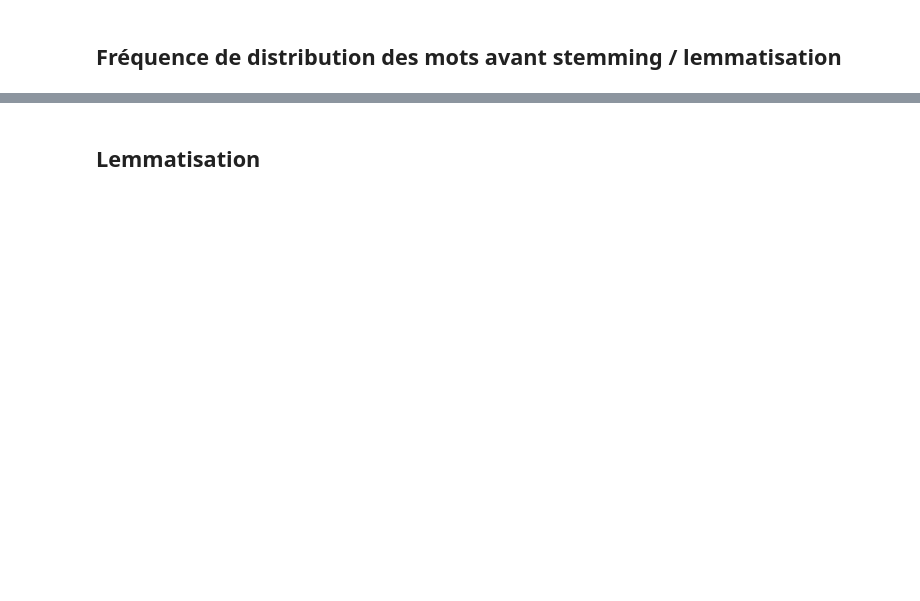
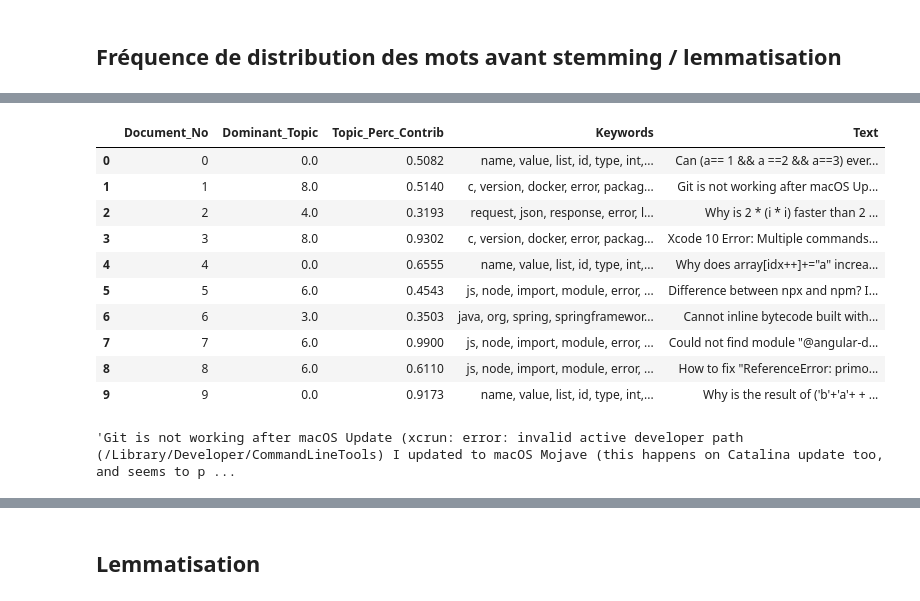
Before and after one commit to cedricsoares/openclassrooms-categoriser-automatiquement-des-questions, a Jupyter notebook: P5_01_notebookexploration.ipynb, the cells around one changed output, grey strips where cells are left out. Cells and saved outputs as stored; diff of their text form; code cells hidden in the pictures; blank space fills up the shorter version.

```diff
--- a/P5_01_notebookexploration.ipynb
+++ b/P5_01_notebookexploration.ipynb
@@ -703,0 +1021,11 @@ word_dist_not_truncated[word_dist_not_truncated["Frequency"]>=1000].shape[0]
+# %%
+limit=51; start=2; step=1;
+x = range(start, limit, step)
+plt.plot(x, coherence_values)
+plt.xlabel("Num Topics")
+plt.ylabel("Coherence score")
+plt.legend(("coherence_values"), loc='best')
+plt.show()
+
+for m, cv in zip(x, coherence_values):
+    print("Num Topics =", m, " has Coherence Value of", round(cv, 4))
@@ -703,0 +1172,6 @@ word_dist_not_truncated[word_dist_not_truncated["Frequency"]>=1000].shape[0]
+# %%
+%%time
+from pprint import pprint
+optimal_model = model_list[9]
+model_topics = optimal_model.show_topics(formatted=False)
+pprint(optimal_model.print_topics(num_words=10))
@@ -703,0 +1196,11 @@ word_dist_not_truncated[word_dist_not_truncated["Frequency"]>=1000].shape[0]
+# %%
+%%time
+df_topic_sents_keywords = format_topics_sentences(ldamodel=optimal_model, corpus=bow_corpus, texts=html_cleaned_texts)
+
+# Format
+df_dominant_topic = df_topic_sents_keywords.reset_index()
+df_dominant_topic.columns = ['Document_No', 'Dominant_Topic', 'Topic_Perc_Contrib', 'Keywords', 'Text']
+
+# Show
+df_dominant_topic.head(10)
+# %% [output]
@@ -703,0 +1209,15 @@ word_dist_not_truncated[word_dist_not_truncated["Frequency"]>=1000].shape[0]
+|  | Document_No | Dominant_Topic | Topic_Perc_Contrib | Keywords | Text |
+| 0 | 0 | 0.0 | 0.5082 | name, value, list, id, type, int,... | Can (a== 1 && a ==2 && a==3) ever... |
+| 1 | 1 | 8.0 | 0.5140 | c, version, docker, error, packag... | Git is not working after macOS Up... |
+| 2 | 2 | 4.0 | 0.3193 | request, json, response, error, l... | Why is 2 * (i * i) faster than 2 ... |
+| 3 | 3 | 8.0 | 0.9302 | c, version, docker, error, packag... | Xcode 10 Error: Multiple commands... |
+| 4 | 4 | 0.0 | 0.6555 | name, value, list, id, type, int,... | Why does array[idx++]+="a" increa... |
+| 5 | 5 | 6.0 | 0.4543 | js, node, import, module, error, ... | Difference between npx and npm? I... |
+| 6 | 6 | 3.0 | 0.3503 | java, org, spring, springframewor... | Cannot inline bytecode built with... |
+| 7 | 7 | 6.0 | 0.9900 | js, node, import, module, error, ... | Could not find module "@angular-d... |
+| 8 | 8 | 6.0 | 0.6110 | js, node, import, module, error, ... | How to fix "ReferenceError: primo... |
+| 9 | 9 | 0.0 | 0.9173 | name, value, list, id, type, int,... | Why is the result of ('b'+'a'+ + ... |
+# %%
+df_dominant_topic.loc[1,'Text']
+# %% [output]
+'Git is not working after macOS Update (xcrun: error: invalid active developer path (/Library/Developer/CommandLineTools) I updated to macOS Mojave (this happens on Catalina update too, and seems to p ...
```
Also changed, not shown: parts of 51 cells of this notebook, 1 other file.
